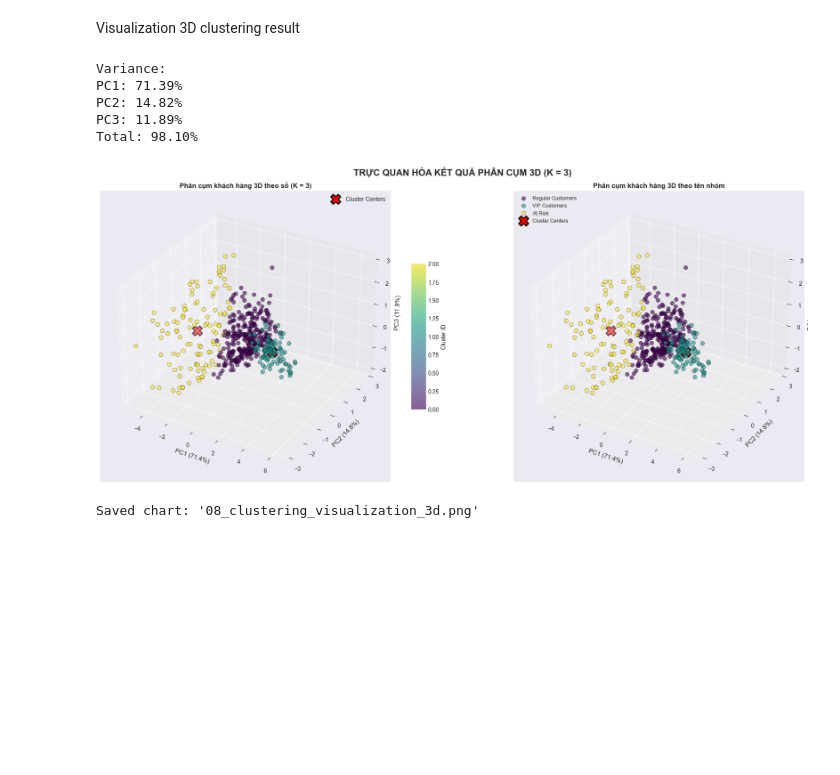
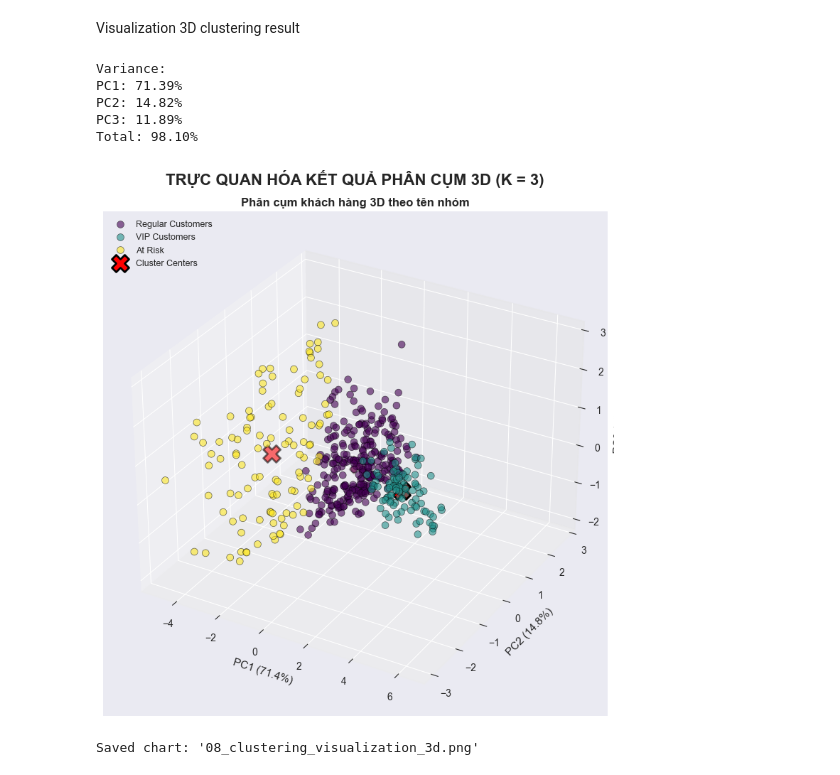
Before and after one commit to huuhiep0303/customer_clustering, a Jupyter notebook: customer_clustering.ipynb, the cells around one changed output. Cells and saved outputs as stored; diff of their text form; code cells hidden in the pictures; blank space fills up the shorter version.

```diff
--- a/customer_clustering.ipynb
+++ b/customer_clustering.ipynb
@@ -1098,58 +1085,40 @@ print(f"PC3: {pca_3d.explained_variance_ratio_[2]*100:.2f}%")
 print(f"Total: {sum(pca_3d.explained_variance_ratio_)*100:.2f}%")
 # Tạo biểu đồ 3D
 fig = plt.figure(figsize=(20, 8))
-# 3D với cluster labels
-ax1 = fig.add_subplot(121, projection='3d')
-scatter1 = ax1.scatter(X_pca_3d[:, 0], X_pca_3d[:, 1], X_pca_3d[:, 2],
-                      c=rfm['Cluster'], cmap='viridis',
-                      s=50, alpha=0.6, edgecolors='black', linewidth=0.5)
-ax1.set_xlabel(f'PC1 ({pca_3d.explained_variance_ratio_[0]*100:.1f}%)', fontsize=11)
-ax1.set_ylabel(f'PC2 ({pca_3d.explained_variance_ratio_[1]*100:.1f}%)', fontsize=11)
-ax1.set_zlabel(f'PC3 ({pca_3d.explained_variance_ratio_[2]*100:.1f}%)', fontsize=11)
-ax1.set_title(f'Phân cụm khách hàng 3D theo số (K = {best_k})', fontsize=12, fontweight='bold')
-
 # Vẽ cluster centers 3D
 centers_3d = pca_3d.transform(kmeans_final.cluster_centers_)
-ax1.scatter(centers_3d[:, 0], centers_3d[:, 1], centers_3d[:, 2],
-           c='red', marker='X', s=300, edgecolors='black', linewidth=2,
-           label='Cluster Centers')
-ax1.legend()
-
-# Colorbar cho subplot 1
-plt.colorbar(scatter1, ax=ax1, shrink=0.5, aspect=10, label='Cluster ID')
 
 # 3D với cluster names
-ax2 = fig.add_subplot(122, projection='3d')
+ax2 = fig.add_subplot(111, projection='3d')
 colors = plt.cm.viridis(np.linspace(0, 1, best_k))
 
 for i, cluster_name in cluster_names.items():
     cluster_data_3d = X_pca_3d[rfm['Cluster'] == i]
     ax2.scatter(cluster_data_3d[:, 0], cluster_data_3d[:, 1], cluster_data_3d[:, 2],
                c=[colors[i]], label=cluster_name, s=50, alpha=0.6,
                edgecolors='black', linewidth=0.5)
 
 # Vẽ cluster centers cho subplot 2
 ax2.scatter(centers_3d[:, 0], centers_3d[:, 1], centers_3d[:, 2],
            c='red', marker='X', s=300, edgecolors='black', linewidth=2,
            label='Cluster Centers')
 
 ax2.set_xlabel(f'PC1 ({pca_3d.explained_variance_ratio_[0]*100:.1f}%)', fontsize=11)
 ax2.set_ylabel(f'PC2 ({pca_3d.explained_variance_ratio_[1]*100:.1f}%)', fontsize=11)
 ax2.set_zlabel(f'PC3 ({pca_3d.explained_variance_ratio_[2]*100:.1f}%)', fontsize=11)
 ax2.set_title('Phân cụm khách hàng 3D theo tên nhóm', fontsize=12, fontweight='bold')
 ax2.legend(loc='upper left', bbox_to_anchor=(0, 1), fontsize=9)
 
 plt.suptitle(f'TRỰC QUAN HÓA KẾT QUẢ PHÂN CỤM 3D (K = {best_k})', fontsize=16, fontweight='bold')
 plt.tight_layout()
 plt.savefig('08_clustering_visualization_3d.png', dpi=300, bbox_inches='tight')
 plt.show()
-
 print("Saved chart: '08_clustering_visualization_3d.png'")
 # %% [output]
 Variance:
 PC1: 71.39%
 PC2: 14.82%
 PC3: 11.89%
 Total: 98.10%
-[figure, old version]
+[figure, new version]
 Saved chart: '08_clustering_visualization_3d.png'
```
Also changed, not shown: parts of 1 cell of this notebook, 2 other files.
